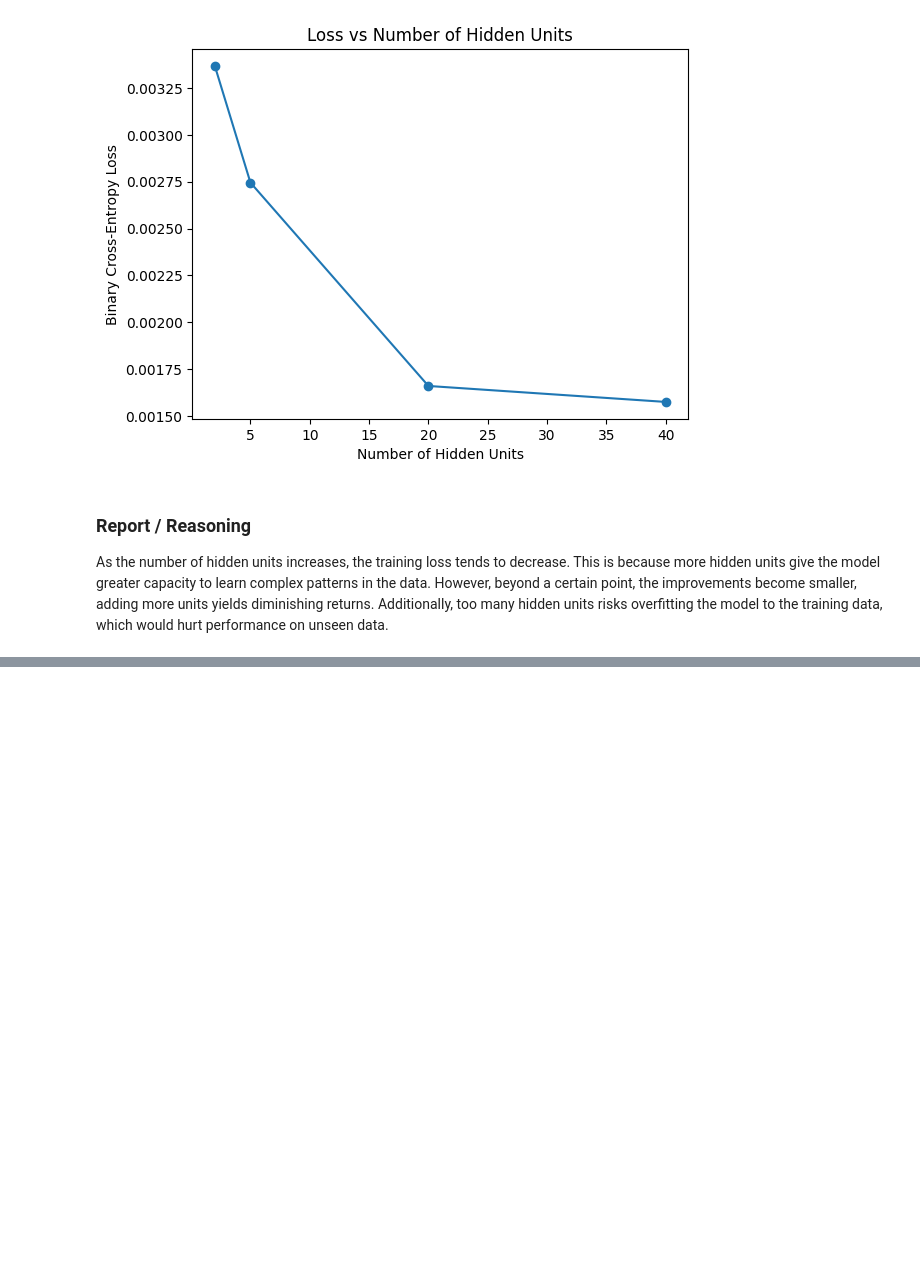
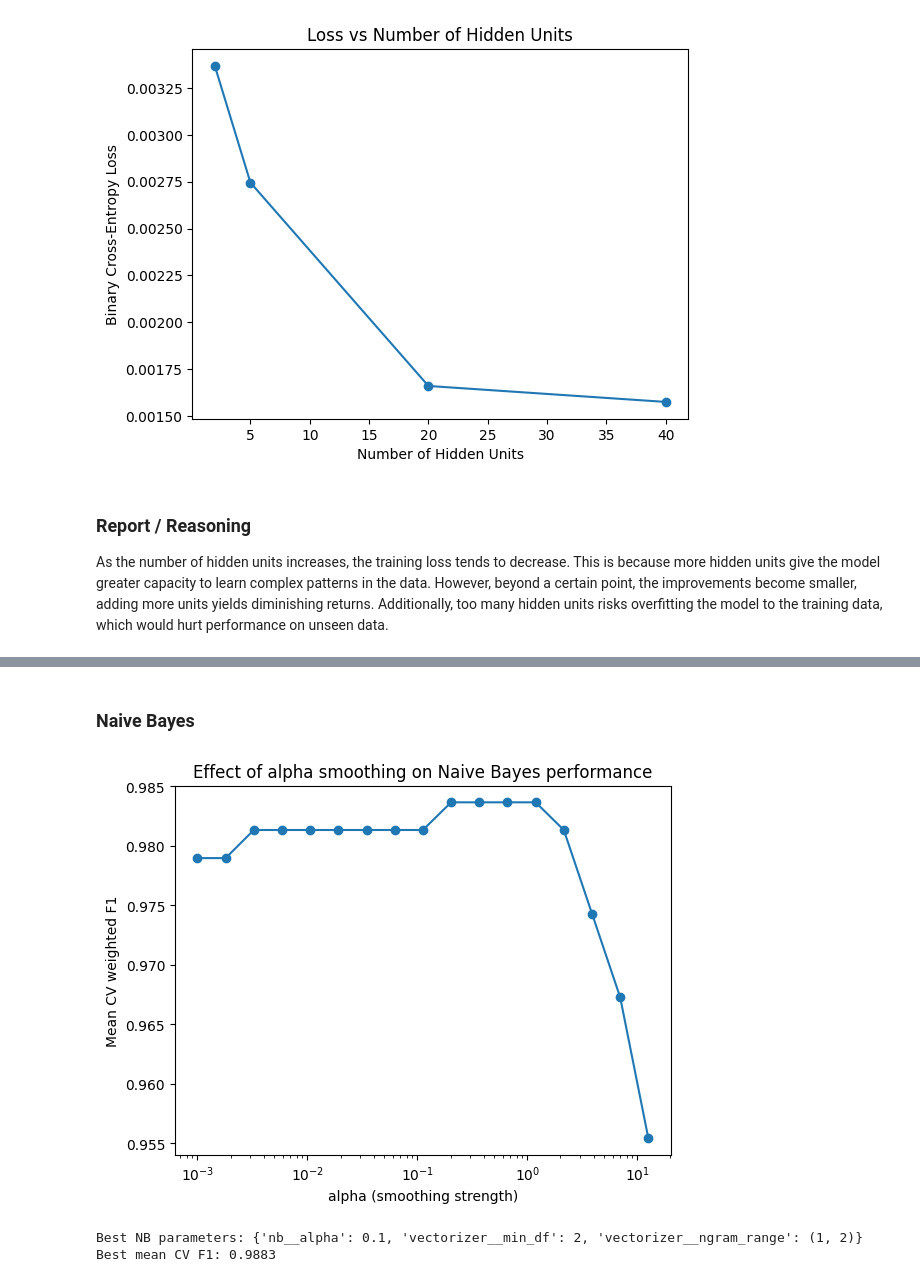
Before and after one commit to WilliamTayNZ/cs361-assignment-3, a Jupyter notebook: A3_Group_27.ipynb, the cells around one changed output, grey strips where cells are left out. Saved outputs shown, nothing was run; the diff lists cells and outputs as text; code cells hidden in the pictures; blank space fills up the shorter version.

Commit message:
add NB classifier

```diff
--- a/A3_Group_27.ipynb
+++ b/A3_Group_27.ipynb
@@ -48,0 +68,11 @@ y_train = train_df['Category']
+# %%
+# Count features are used for Multinomial Naive Bayes because the model is based on term counts.
+nb_vectorizer = CountVectorizer()
+X_train_nb = nb_vectorizer.fit_transform(train_df["Article"])
+X_test_nb = nb_vectorizer.transform(test_df["Article"])
+
+# Feature names, effectively the "vocabulary"
+nb_feature_names = nb_vectorizer.get_feature_names_out()
+
+nb_model = MultinomialNB()
+nb_model.fit(X_train_nb, y_train)
@@ -113,0 +264,55 @@ E.g., for SVM, the classification accuracy may be significantly affected by the
+# %% [markdown]
+### Naive Bayes
+# %%
+# Pipeline wraps the vectorizer and classifier together so cross-validation doesn't leak vocabulary
+nb_pipeline = Pipeline([
+    ("vectorizer", CountVectorizer()),
+    ("nb", MultinomialNB())
+])
+
+stratified_k_fold = StratifiedKFold(n_splits=5, shuffle=True, random_state=RANDOM_STATE)
+
+# Investigate the effect of alpha smoothing on cross-validation performance
+alpha_values = np.logspace(-3, 1.1, 17)
+
+_, validation_scores = validation_curve(
+    nb_pipeline,
+    train_df["Article"],
+    y_train,
+    param_name="nb__alpha",
+    param_range=alpha_values,
+    cv=stratified_k_fold,
+    scoring="f1_weighted",
+    n_jobs=-1
+)
+
+plt.semilogx(alpha_values, validation_scores.mean(axis=1), "o-")
+plt.xlabel("alpha (smoothing strength)")
+plt.ylabel("Mean CV weighted F1")
+plt.title("Effect of alpha smoothing on Naive Bayes performance")
+plt.show()
+
+
+# Grid search over vocab settings and alpha to find the best parameter combination
+nb_param_grid = {
+    "vectorizer__ngram_range": [(1, 1), (1, 2)], # tests only single words vs single words and bigrams
+    "vectorizer__min_df": [1, 2, 5],             # compares all words, words in atleast 2 documents, and then atleast 5
+    "nb__alpha": [0.01, 0.1, 0.5, 1.0, 2.0]
+}
+
+nb_grid = GridSearchCV(
+    nb_pipeline,
+    nb_param_grid,
+    cv=stratified_k_fold,
+    scoring="f1_weighted",
+    n_jobs=-1
+)
+
+nb_grid.fit(train_df["Article"], y_train)
+
+print("Best NB parameters:", nb_grid.best_params_)
+print("Best mean CV F1:", round(nb_grid.best_score_, 4))
+# %% [output]
+[figure, added]
+Best NB parameters: {'nb__alpha': 0.1, 'vectorizer__min_df': 2, 'vectorizer__ngram_range': (1, 2)}
+Best mean CV F1: 0.9883
```
Also changed, not shown: parts of 19 cells of this notebook.
